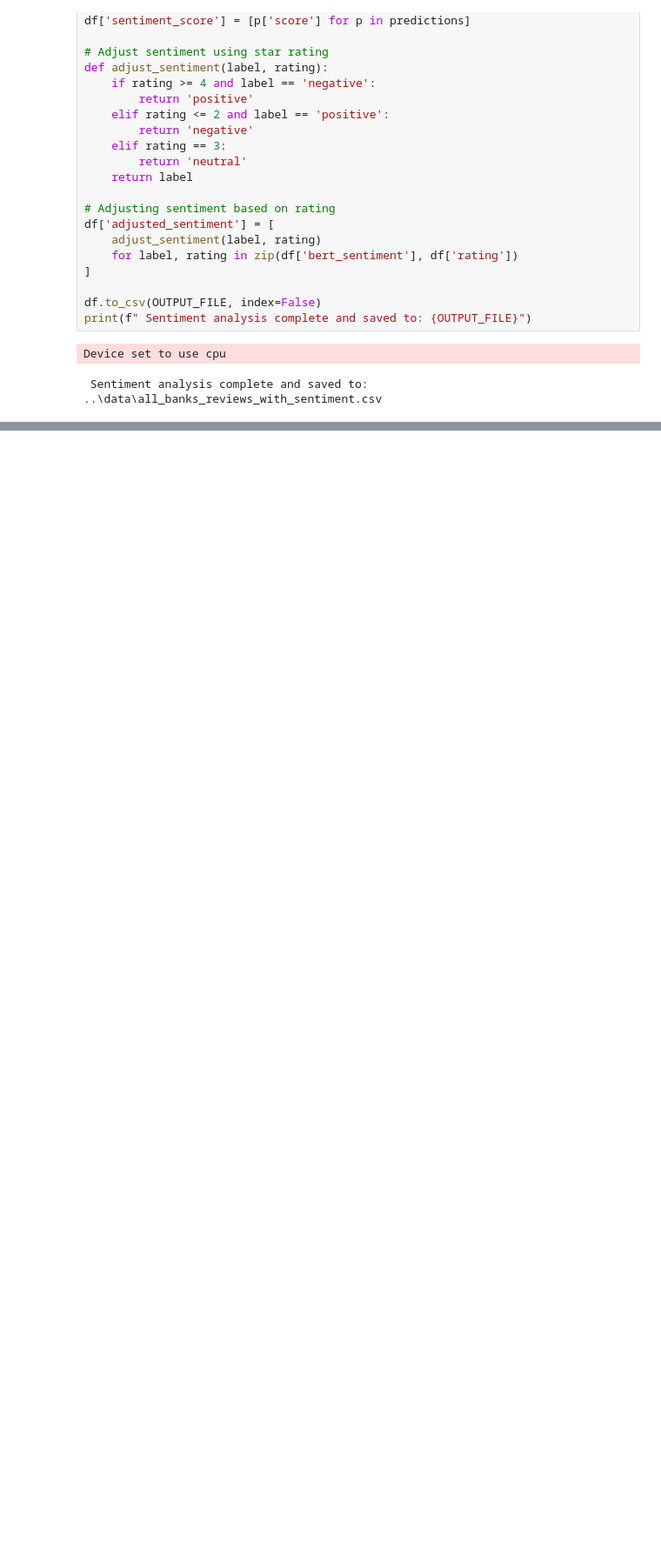
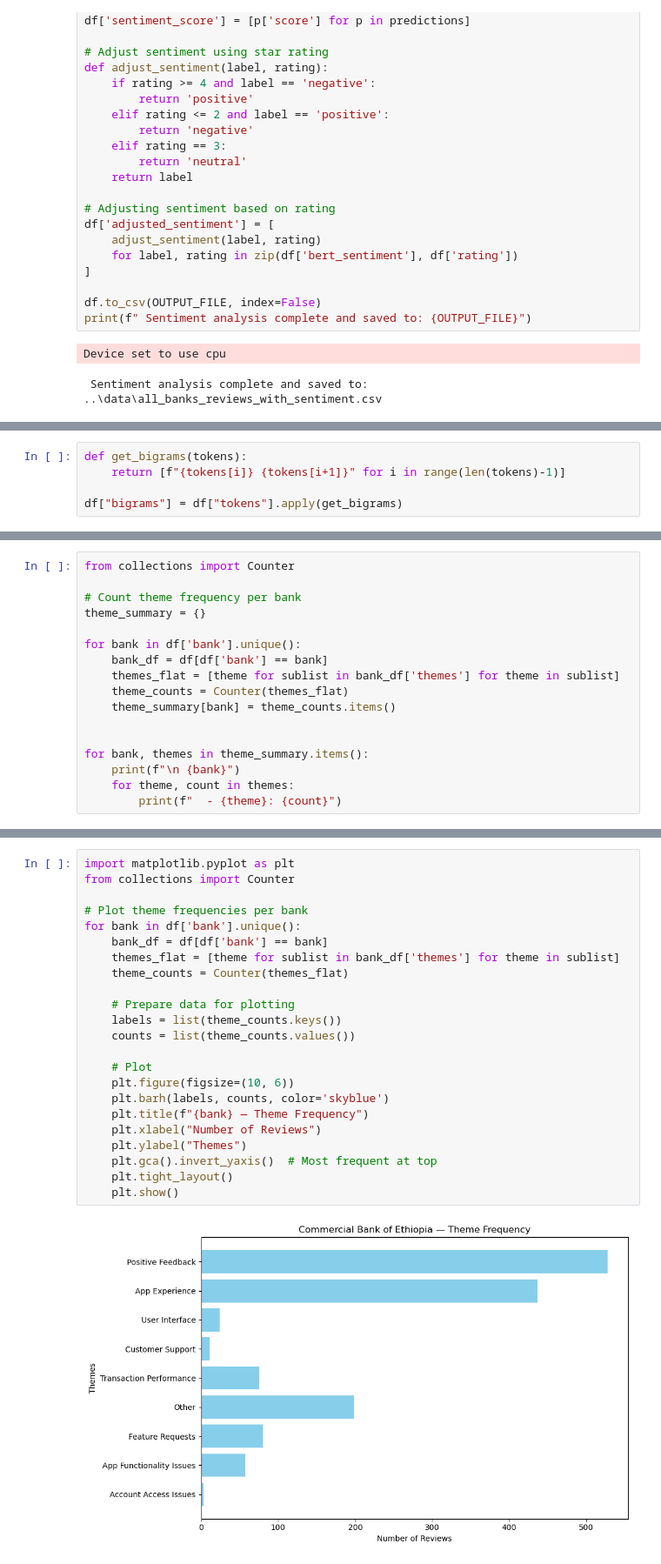
Before and after one commit to milki93/fintech-review-analysis, a Jupyter notebook: notebooks/Task2.ipynb, the cells around one changed output, grey strips where cells are left out. Shown: that part at 87% size. Saved outputs shown, nothing was run; the diff lists cells and outputs as text; blank space fills up the shorter version.

Commit message:
Applying thematic analysis on reviews dataset

```diff
--- a/notebooks/Task2.ipynb
+++ b/notebooks/Task2.ipynb
@@ -170,0 +185,5 @@ Passing `palette` without assigning `hue` is deprecated and will be removed in v
+# %%
+def get_bigrams(tokens):
+    return [f"{tokens[i]} {tokens[i+1]}" for i in range(len(tokens)-1)]
+
+df["bigrams"] = df["tokens"].apply(get_bigrams)
@@ -170,0 +249,17 @@ Passing `palette` without assigning `hue` is deprecated and will be removed in v
+# %%
+from collections import Counter
+
+# Count theme frequency per bank
+theme_summary = {}
+
+for bank in df['bank'].unique():
+    bank_df = df[df['bank'] == bank]
+    themes_flat = [theme for sublist in bank_df['themes'] for theme in sublist]
+    theme_counts = Counter(themes_flat)
+    theme_summary[bank] = theme_counts.items()
+
+
+for bank, themes in theme_summary.items():
+    print(f"\n {bank}")
+    for theme, count in themes:
+        print(f"  - {theme}: {count}")
@@ -170,0 +284,25 @@ Passing `palette` without assigning `hue` is deprecated and will be removed in v
+# %%
+import matplotlib.pyplot as plt
+from collections import Counter
+
+# Plot theme frequencies per bank
+for bank in df['bank'].unique():
+    bank_df = df[df['bank'] == bank]
+    themes_flat = [theme for sublist in bank_df['themes'] for theme in sublist]
+    theme_counts = Counter(themes_flat)
+
+    # Prepare data for plotting
+    labels = list(theme_counts.keys())
+    counts = list(theme_counts.values())
+
+    # Plot
+    plt.figure(figsize=(10, 6))
+    plt.barh(labels, counts, color='skyblue')
+    plt.title(f"{bank} — Theme Frequency")
+    plt.xlabel("Number of Reviews")
+    plt.ylabel("Themes")
+    plt.gca().invert_yaxis()  # Most frequent at top
+    plt.tight_layout()
+    plt.show()
+# %% [output]
+[figure, added]
```
Also changed, not shown: parts of 12 cells of this notebook, 3 other files.
